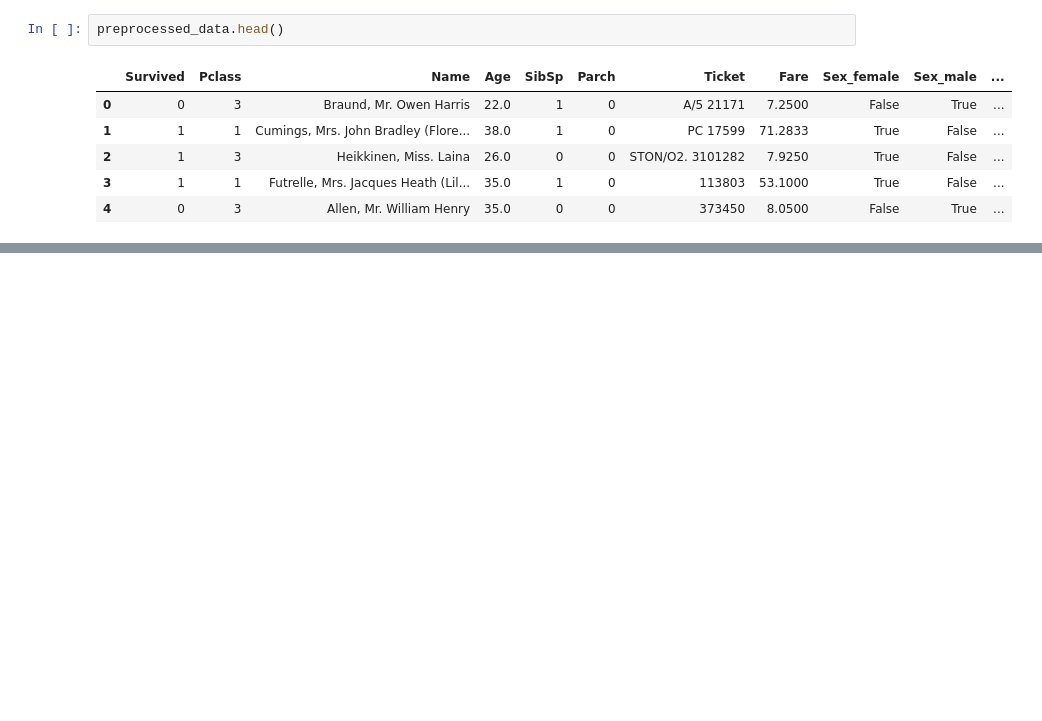
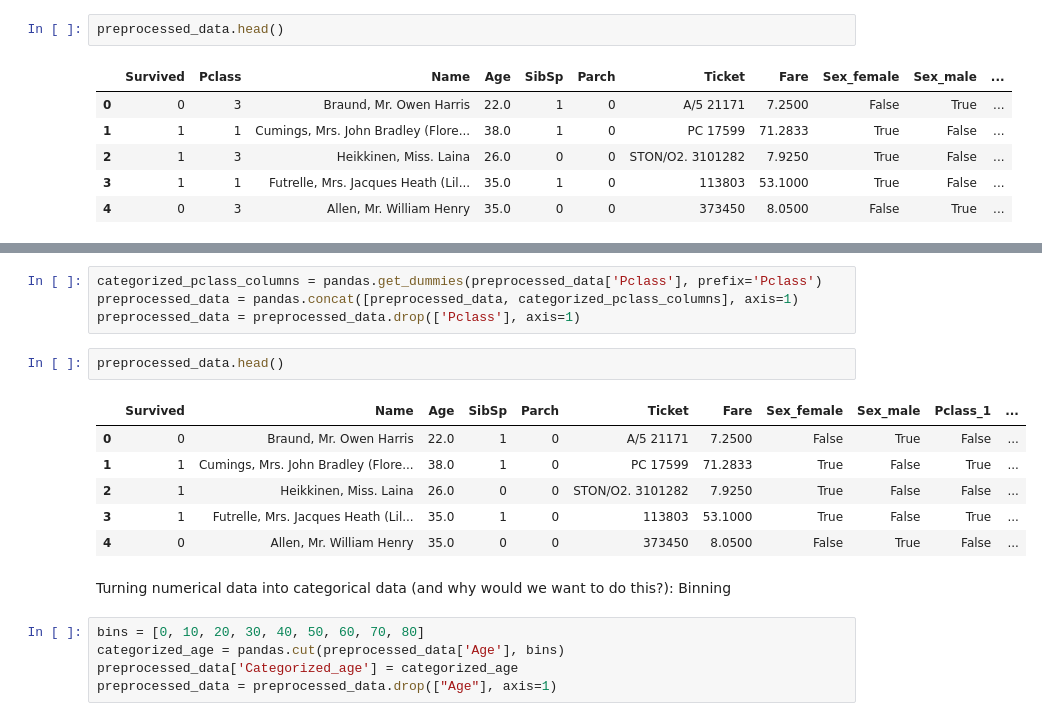
Before and after one commit to mirjunaid26/ai_dl_ml, a Jupyter notebook: end_to_end_example.ipynb, the cells around one changed output, grey strips where cells are left out. Drawn from its saved outputs; the diff is of its cells as text; blank space fills up the shorter version.

```diff
--- a/end_to_end_example.ipynb
+++ b/end_to_end_example.ipynb
@@ -217,0 +234,20 @@ preprocessed_data.head()
+# %%
+categorized_pclass_columns = pandas.get_dummies(preprocessed_data['Pclass'], prefix='Pclass')
+preprocessed_data = pandas.concat([preprocessed_data, categorized_pclass_columns], axis=1)
+preprocessed_data = preprocessed_data.drop(['Pclass'], axis=1)
+# %%
+preprocessed_data.head()
+# %% [output]
+|  | Survived | Name | Age | SibSp | Parch | Ticket | Fare | Sex_female | Sex_male | Pclass_1 | ... |
+| 0 | 0 | Braund, Mr. Owen Harris | 22.0 | 1 | 0 | A/5 21171 | 7.2500 | False | True | False | ... |
+| 1 | 1 | Cumings, Mrs. John Bradley (Flore... | 38.0 | 1 | 0 | PC 17599 | 71.2833 | True | False | True | ... |
+| 2 | 1 | Heikkinen, Miss. Laina | 26.0 | 0 | 0 | STON/O2. 3101282 | 7.9250 | True | False | False | ... |
+| 3 | 1 | Futrelle, Mrs. Jacques Heath (Lil... | 35.0 | 1 | 0 | 113803 | 53.1000 | True | False | True | ... |
+| 4 | 0 | Allen, Mr. William Henry | 35.0 | 0 | 0 | 373450 | 8.0500 | False | True | False | ... |
+# %% [markdown]
+Turning numerical data into categorical data (and why would we want to do this?): Binning
+# %%
+bins = [0, 10, 20, 30, 40, 50, 60, 70, 80]
+categorized_age = pandas.cut(preprocessed_data['Age'], bins)
+preprocessed_data['Categorized_age'] = categorized_age
+preprocessed_data = preprocessed_data.drop(["Age"], axis=1)
```
Also changed, not shown: parts of 17 cells of this notebook.
